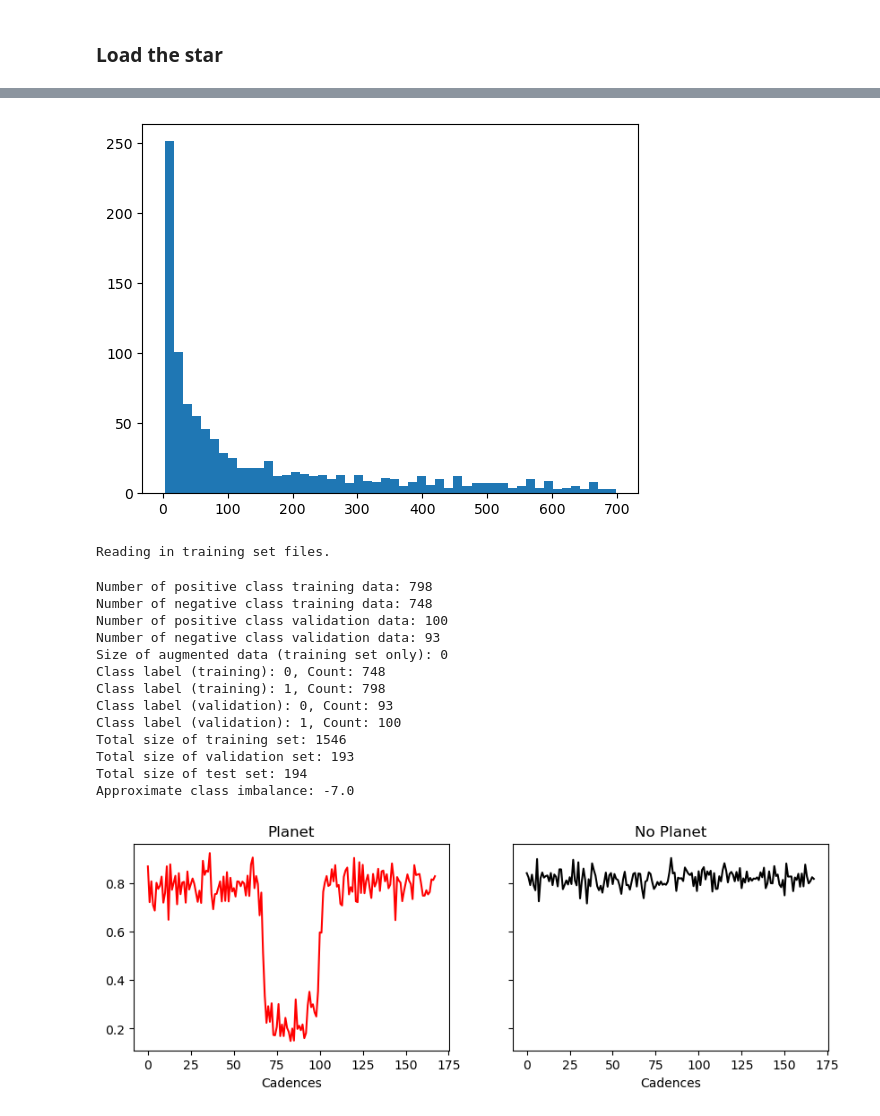
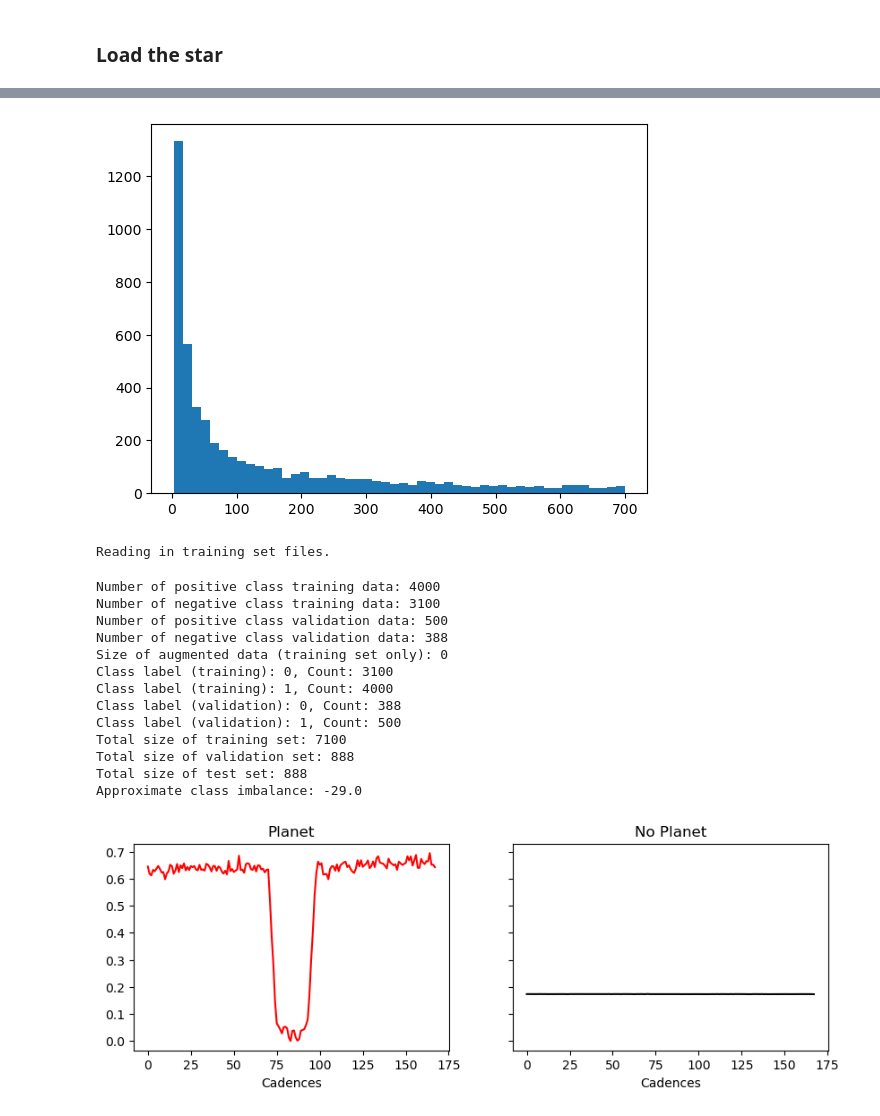
Before and after one commit to azibn/nets2, a Jupyter notebook: notebooks/create-exoplanets-v2.ipynb, the cells around one changed output, grey strips where cells are left out. Drawn from its saved outputs; the diff is of its cells as text; code cells hidden in the pictures.

Commit message:
new sample size for cnn model and updated models

```diff
--- a/notebooks/create-exoplanets-v2.ipynb
+++ b/notebooks/create-exoplanets-v2.ipynb
@@ -25,6 +25,6 @@ import re
 import pickle
 import signal
 # %%
-files = glob('../data/eleanor/s0007/*.fits', recursive=True)
+files = glob('../data/eleanor/s0018/*.fits', recursive=True)
 random.shuffle(files)
 # %%
@@ -163,8 +164,8 @@ os.makedirs(folder, exist_ok=True)
 min_snr = 3
 max_snr = 20
 window_size = 84
-max_retries = 20
-timeout_duration = 30  # Adjust as needed
+max_retries = 10
+timeout_duration = 2  # Adjust as needed
 retry_delay = 1  # Adjust as needed
 
 times = []
@@ -173,7 +174,7 @@ snr = []
 p = []
 rms_cat = []
 
-for target_ID in tqdm(files[0:1000]):
+for target_ID in tqdm(files[0:5000]):
     try:
         # Read in lightcurve
         lc, lc_info = import_lightcurve(target_ID, drop_bad_points=True)
@@ -234,7 +235,6 @@ for target_ID in tqdm(files[0:1000]):
                             break
 
                     if valid_t0:
-                        # Check if all data points within the window are non-interpolated
                         window_start = np.argmin(np.abs(time - (t0 - window_size * np.median(np.diff(time)))))
                         window_end = np.argmin(np.abs(time - (t0 + window_size * np.median(np.diff(time))))) + 1
                         if np.all(real[window_start:window_end] == 1):
@@ -253,7 +253,7 @@ for target_ID in tqdm(files[0:1000]):
                 params.ecc = 0
                 params.w = 90
                 params.limb_dark = "linear"
-                params.u = [np.random.uniform(0.2, 0.8)]  # Linear limb darkening coefficient
+                params.u = [np.random.uniform(0.2, 0.8)]
 
                 m = batman.TransitModel(params, time, fac=0.02)
                 model = m.light_curve(params)
@@ -308,7 +308,7 @@ for target_ID in tqdm(files[0:1000]):
 plt.hist(p,bins=50)
 plt.show()
 # %% [output]
-[figure, old version]
+[figure, new version]
 # %%
 data = pd.DataFrame(data=[ticid,times]).T
 data.columns = ['TIC','tpeak']
@@ -321,33 +321,35 @@ ds = stella.FlareDataSet(fn_dir=f'/Users/azib/Documents/open_source/nets2/models
                          catalog=f'/Users/azib/Documents/open_source/nets2/catalogs/{name}.txt',cadences=168,training=0.8,merge_datasets=False,frac_balance=0.7)
 # %% [output]
 Reading in training set files.
-Number of positive class training data: 798
-Number of negative class training data: 748
-Number of positive class validation data: 100
-Number of negative class validation data: 93
+Number of positive class training data: 4000
+Number of negative class training data: 3100
+Number of positive class validation data: 500
+Number of negative class validation data: 388
 Size of augmented data (training set only): 0
-Class label (training): 0, Count: 748
-Class label (training): 1, Count: 798
-Class label (validation): 0, Count: 93
-Class label (validation): 1, Count: 100
-Total size of training set: 1546
-Total size of validation set: 193
-Total size of test set: 194
-Approximate class imbalance: -7.0
+Class label (training): 0, Count: 3100
+Class label (training): 1, Count: 4000
+Class label (validation): 0, Count: 388
+Class label (validation): 1, Count: 500
+Total size of training set: 7100
+Total size of validation set: 888
+Total size of test set: 888
+Approximate class imbalance: -29.0
 # %%
+n = 19
+
 ind_pc = np.where(ds.train_labels==1)[0] # Flares
 ind_nc = np.where(ds.train_labels==0)[0] # No flares
 
 fig, (ax1, ax2) = plt.subplots(ncols=2, figsize=(10,3),
                                sharex=True, sharey=True)
-ax1.plot(ds.train_data[ind_pc[0]], 'r')
+ax1.plot(ds.train_data[ind_pc[n]], 'r')
 ax1.set_title('Planet')
 ax1.set_xlabel('Cadences')
-ax2.plot(ds.train_data[ind_nc[0]], 'k')
+ax2.plot(ds.train_data[ind_nc[n]], 'k')
 ax2.set_title('No Planet')
 ax2.set_xlabel('Cadences');
 # %% [output]
-[figure, old version]
+[figure, new version]
 # %%
 save_plots_name = f'../modelplots/{name}/'
 os.makedirs(save_plots_name,exist_ok=True)
```
Also changed, not shown: parts of 4 cells of this notebook, 8 other files.
